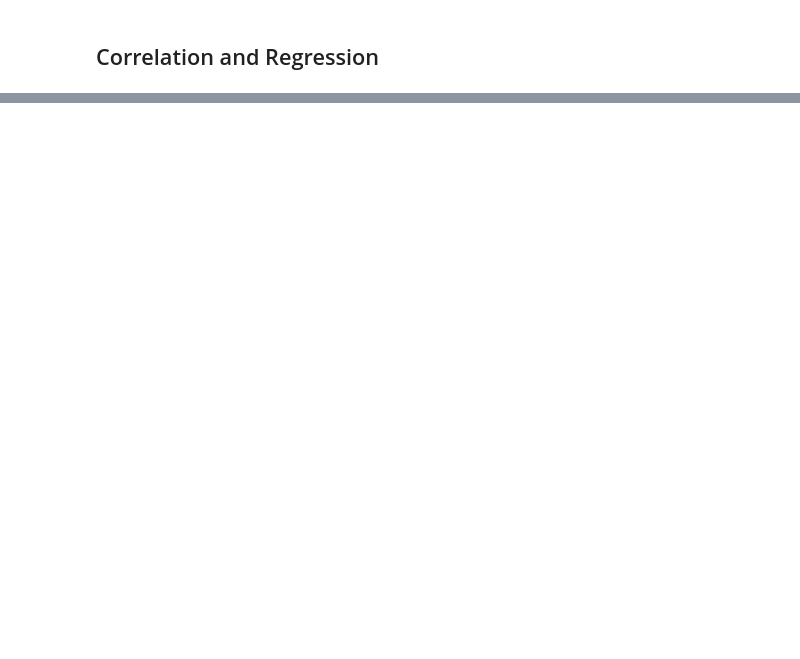
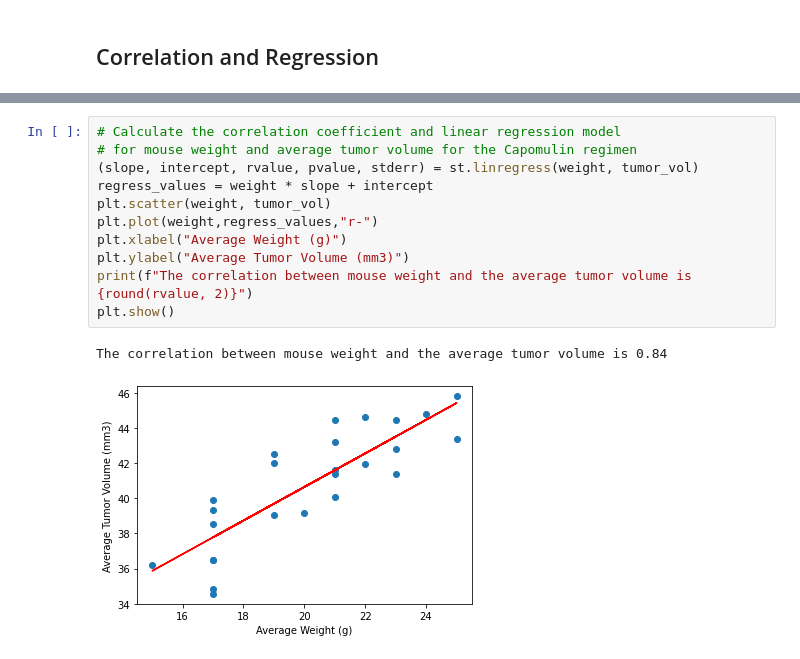
Before and after one commit to vishaalgupta/matplotlib-challenge, a Jupyter notebook: Pymaceuticals/pymaceuticals_starter.ipynb, the cells around one changed output, grey strips where cells are left out. Saved outputs shown, nothing was run; the diff lists cells and outputs as text; blank space fills up the shorter version.

```diff
--- a/Pymaceuticals/pymaceuticals_starter.ipynb
+++ b/Pymaceuticals/pymaceuticals_starter.ipynb
@@ -250,0 +266,14 @@ plt.show()
+# %%
+# Calculate the correlation coefficient and linear regression model
+# for mouse weight and average tumor volume for the Capomulin regimen
+(slope, intercept, rvalue, pvalue, stderr) = st.linregress(weight, tumor_vol)
+regress_values = weight * slope + intercept
+plt.scatter(weight, tumor_vol)
+plt.plot(weight,regress_values,"r-")
+plt.xlabel("Average Weight (g)")
+plt.ylabel("Average Tumor Volume (mm3)")
+print(f"The correlation between mouse weight and the average tumor volume is {round(rvalue, 2)}")
+plt.show()
+# %% [output]
+The correlation between mouse weight and the average tumor volume is 0.84
+[figure, added]
```
Also changed, not shown: parts of 6 cells of this notebook.
